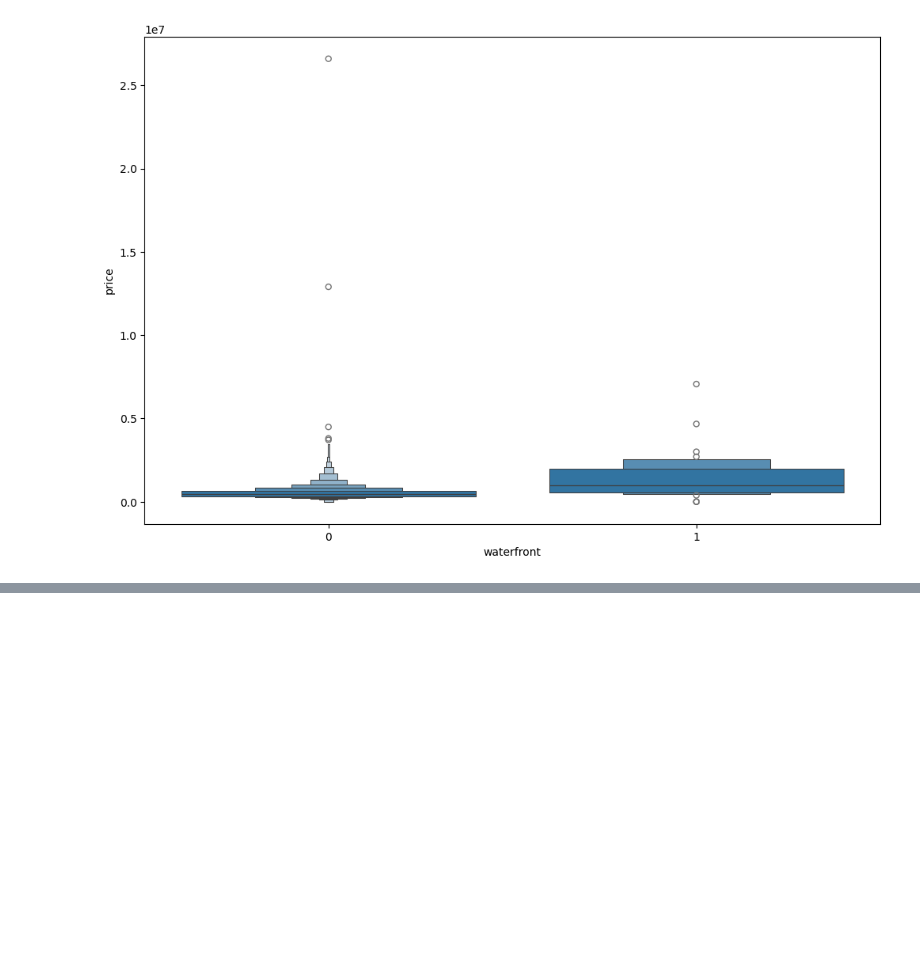
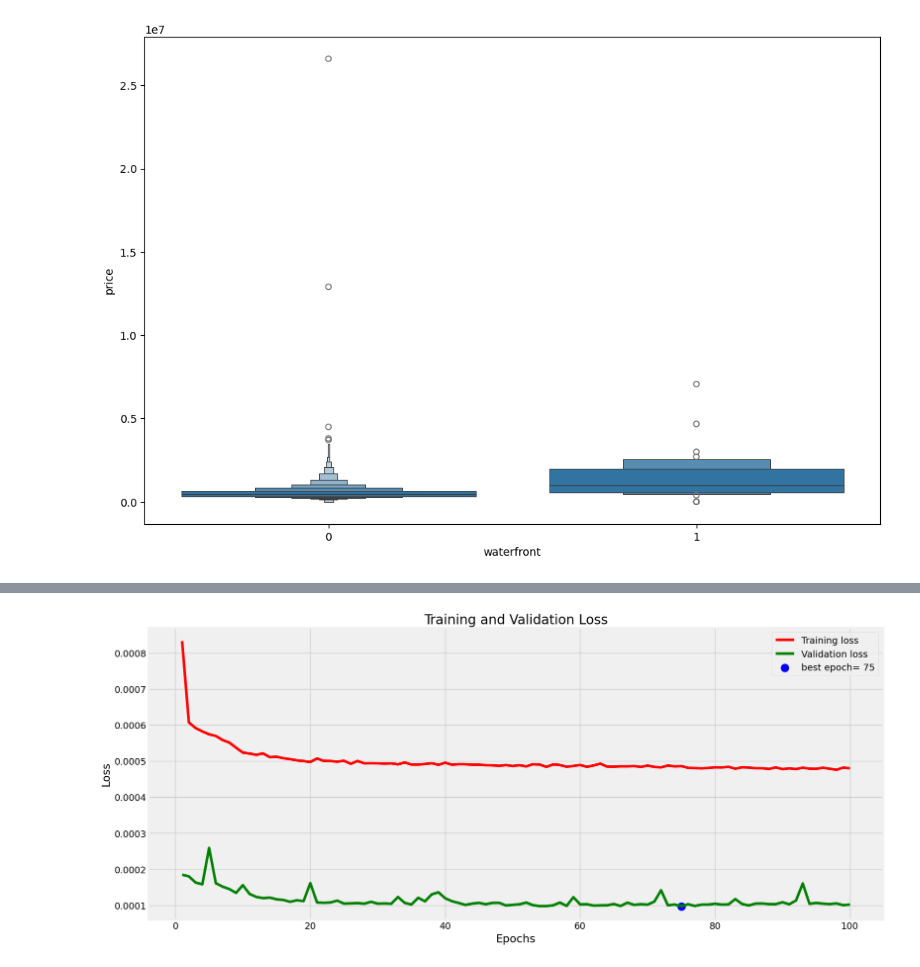
Before and after one commit to walethewave/Supervised-Learning, a Jupyter notebook: Supervised learning.ipynb, the cells around one changed output, grey strips where cells are left out. Cells and saved outputs as stored; diff of their text form; code cells hidden in the pictures; blank space fills up the shorter version.

Commit message:
Model Structure

```diff
--- a/Supervised learning.ipynb
+++ b/Supervised learning.ipynb
@@ -217,0 +225,6 @@ Name: count, dtype: int64
+# %%
+x_train, x_test, y_train, y_test = train_test_split(x,y , test_size=0.2 ,random_state=50)
+print(x_train.shape)
+print(y_train.shape)
+print(x_test.shape)
+print(y_test.shape)
@@ -217,0 +238,11 @@ Name: count, dtype: int64
+# %%
+from tensorflow.keras.optimizers import Adam
+model = Sequential([
+    Dense(10,activation='relu' , input_dim= 15),
+    Dense(10, activation= 'relu'),
+    Dense(10, activation= 'relu'),
+    Dense(1 , activation= 'linear')
+])
+
+model.compile(optimizer=Adam(0.001) , loss='mean_squared_error')
+model.summary()
@@ -217,0 +265,2 @@ Name: count, dtype: int64
+# %%
+history = model.fit(x_train, y_train, batch_size=30, epochs=100, validation_split=0.2)
@@ -217,0 +285,27 @@ Name: count, dtype: int64
+# %%
+# Define needed variables
+tr_loss = history.history['loss']
+val_loss = history.history['val_loss']
+index_loss = np.argmin(val_loss)
+val_lowest = val_loss[index_loss]
+
+Epochs = [i+1 for i in range(len(tr_loss))]
+loss_label = f'best epoch= {str(index_loss + 1)}'
+
+# Plot training history
+plt.figure(figsize= (20, 8))
+plt.style.use('fivethirtyeight')
+
+plt.plot(Epochs, tr_loss, 'r', label= 'Training loss')
+plt.plot(Epochs, val_loss, 'g', label= 'Validation loss')
+plt.scatter(index_loss + 1, val_lowest, s= 150, c= 'blue', label= loss_label)
+
+plt.title('Training and Validation Loss')
+plt.xlabel('Epochs')
+plt.ylabel('Loss')
+plt.legend()
+
+plt.tight_layout
+plt.show()
+# %% [output]
+[figure, added]
```
Also changed, not shown: parts of 9 cells of this notebook.
